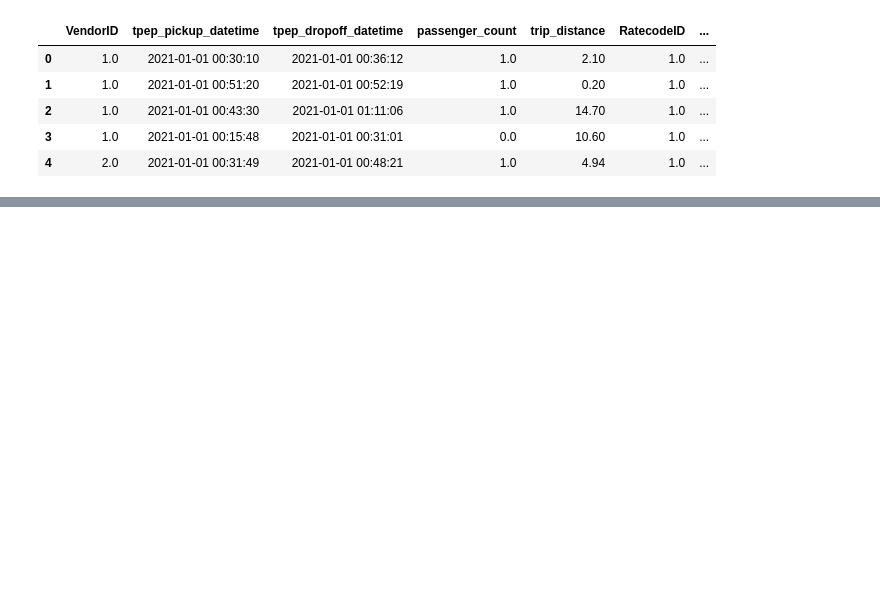
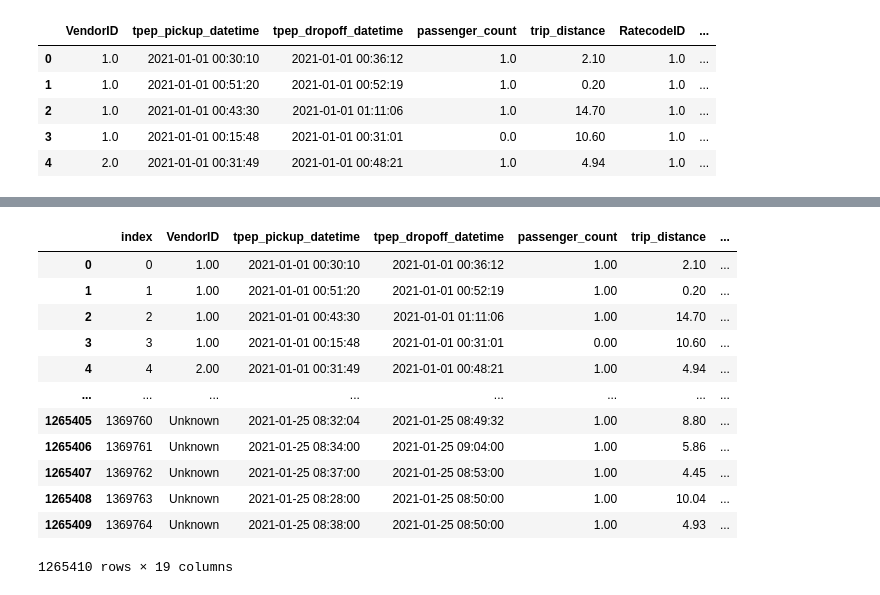
Before and after one commit to Dimasega18/DE-Zoomcamp, a Jupyter notebook: week_1/notebooks/data_clean.ipynb, the cells around one changed output, grey strips where cells are left out. Saved outputs shown, nothing was run; the diff lists cells and outputs as text; code cells hidden in the pictures; blank space fills up the shorter version.

```diff
--- a/week_1/notebooks/data_clean.ipynb
+++ b/week_1/notebooks/data_clean.ipynb
@@ -109,0 +110,17 @@ df.to_csv("../data/yellow_tripdata_2021_cleaned.csv",index=False)
+# %%
+## Remove Outliers
+
+def detect_outliers(df, threshold=3):
+    mean_vals = df.mean()
+    std_vals = df.std()
+
+    z_scores = (df - mean_vals) / std_vals
+    return abs(z_scores) > threshold
+
+numeric_df = df.loc[:,['passenger_count','trip_distance','fare_amount','extra','mta_tax','tip_amount','total_amount','congestion_surcharge']]
+
+outliers_mask = detect_outliers(numeric_df, threshold=3)
+
+df_clean = df[~outliers_mask.any(axis=1)]
+
+df_clean.describe()
@@ -109,0 +137,4 @@ df.to_csv("../data/yellow_tripdata_2021_cleaned.csv",index=False)
+# %%
+## # Filter Valid Transactions
+df_clean = df_clean[(df_clean['fare_amount'] >= 0) & (df_clean['extra'] >= 0) & (df_clean['mta_tax'] >= 0) & (df_clean['tip_amount'] >= 0) & (df_clean['tolls_amount'] >= 0) & (df_clean['improvement_surcharge'] >= 0) & (df_clean['total_amount'] >= 0) & (df_clean['congestion_surcharge'] >= 0) ]
+df_clean.head()
@@ -109,0 +160,16 @@ df.to_csv("../data/yellow_tripdata_2021_cleaned.csv",index=False)
+# %%
+df_clean.reset_index()
+# %% [output]
+|  | index | VendorID | tpep_pickup_datetime | tpep_dropoff_datetime | passenger_count | trip_distance | ... |
+| 0 | 0 | 1.00 | 2021-01-01 00:30:10 | 2021-01-01 00:36:12 | 1.00 | 2.10 | ... |
+| 1 | 1 | 1.00 | 2021-01-01 00:51:20 | 2021-01-01 00:52:19 | 1.00 | 0.20 | ... |
+| 2 | 2 | 1.00 | 2021-01-01 00:43:30 | 2021-01-01 01:11:06 | 1.00 | 14.70 | ... |
+| 3 | 3 | 1.00 | 2021-01-01 00:15:48 | 2021-01-01 00:31:01 | 0.00 | 10.60 | ... |
+| 4 | 4 | 2.00 | 2021-01-01 00:31:49 | 2021-01-01 00:48:21 | 1.00 | 4.94 | ... |
+| ... | ... | ... | ... | ... | ... | ... | ... |
+| 1265405 | 1369760 | Unknown | 2021-01-25 08:32:04 | 2021-01-25 08:49:32 | 1.00 | 8.80 | ... |
+| 1265406 | 1369761 | Unknown | 2021-01-25 08:34:00 | 2021-01-25 09:04:00 | 1.00 | 5.86 | ... |
+| 1265407 | 1369762 | Unknown | 2021-01-25 08:37:00 | 2021-01-25 08:53:00 | 1.00 | 4.45 | ... |
+| 1265408 | 1369763 | Unknown | 2021-01-25 08:28:00 | 2021-01-25 08:50:00 | 1.00 | 10.04 | ... |
+| 1265409 | 1369764 | Unknown | 2021-01-25 08:38:00 | 2021-01-25 08:50:00 | 1.00 | 4.93 | ... |
+1265410 rows × 19 columns
```
Also changed, not shown: parts of 16 cells of this notebook, 2 other files.
